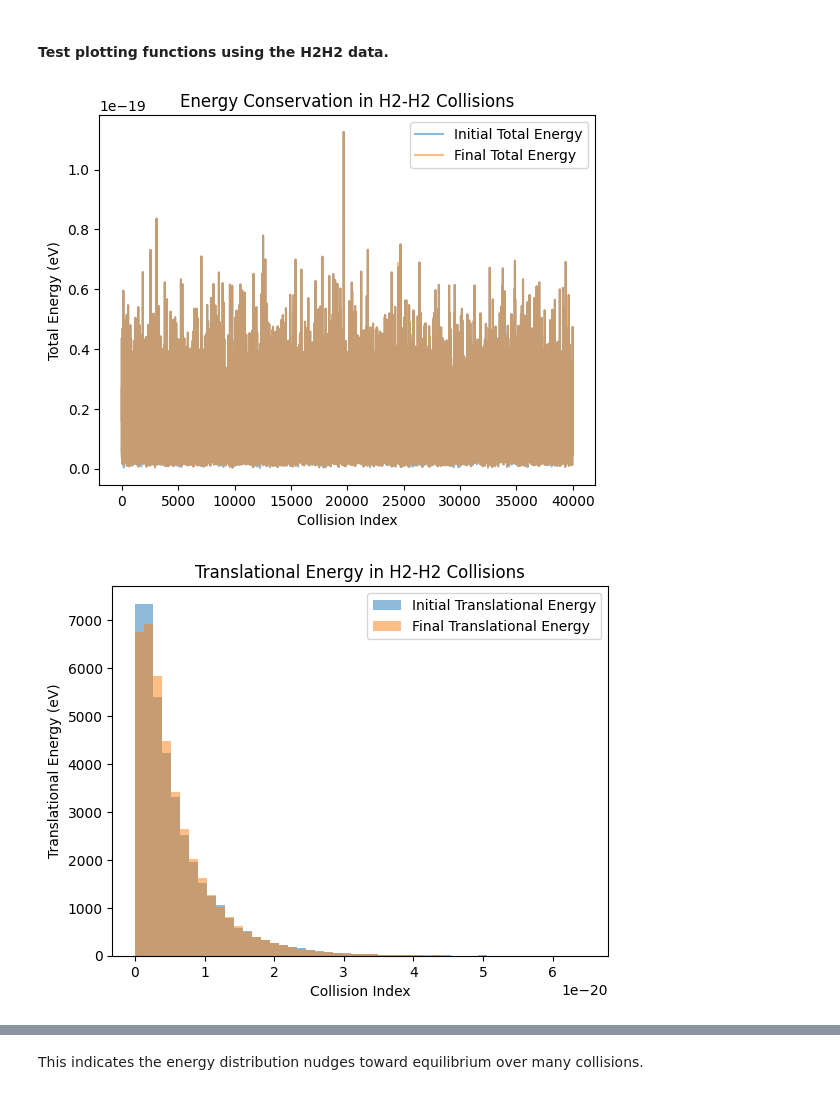
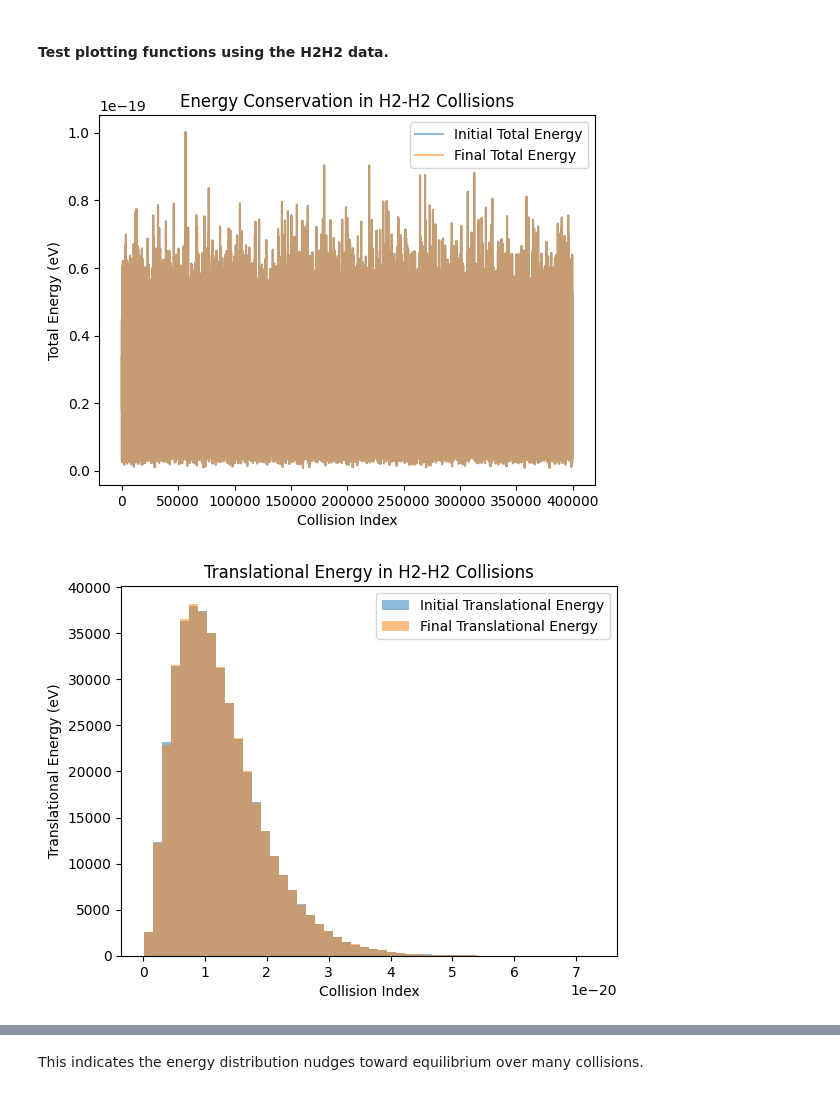
Before and after one commit to TijnZeelenberg/scatteringkernels, a Jupyter notebook: notebook_experiments.ipynb, the cells around one changed output, grey strips where cells are left out. Drawn from its saved outputs; the diff is of its cells as text; code cells hidden in the pictures.

```diff
--- a/notebook_experiments.ipynb
+++ b/notebook_experiments.ipynb
@@ -3,20 +3,20 @@
 # %%
 import matplotlib.pyplot as plt
 import pandas as pd
 # Check energy conservation
-file = "data/H2H2_collisionsV2.csv"
+file = "data/O2O2_collisions.csv"
 df = pd.read_csv(file, skiprows=1)
 Etot_init = df.iloc[:,0] + df.iloc[:,1] + df.iloc[:,2]
 Etot_final = df.iloc[:,3] + df.iloc[:,4] + df.iloc[:,5]
 plt.plot(Etot_init, label='Initial Total Energy', alpha=0.5)
 plt.plot(Etot_final, label='Final Total Energy', alpha=0.5)
 plt.xlabel('Collision Index')
 plt.ylabel('Total Energy (eV)')
 plt.title('Energy Conservation in H2-H2 Collisions')
 plt.legend()
 plt.show()
 # %% [output]
-[figure, old version]
+[figure, new version]
 # %%
 Etr_init = df.iloc[:,0]
 Etr_final = df.iloc[:,3]
@@ -28,7 +28,7 @@ plt.title('Translational Energy in H2-H2 Collisions')
 plt.legend()
 plt.show()
 # %% [output]
-[figure, old version]
+[figure, new version]
 # %%
 # Plot translational fraction in vs out
 Eta_tr_init = Etr_init / Etot_init
```
Also changed, not shown: parts of 3 cells of this notebook, 5 other files.
